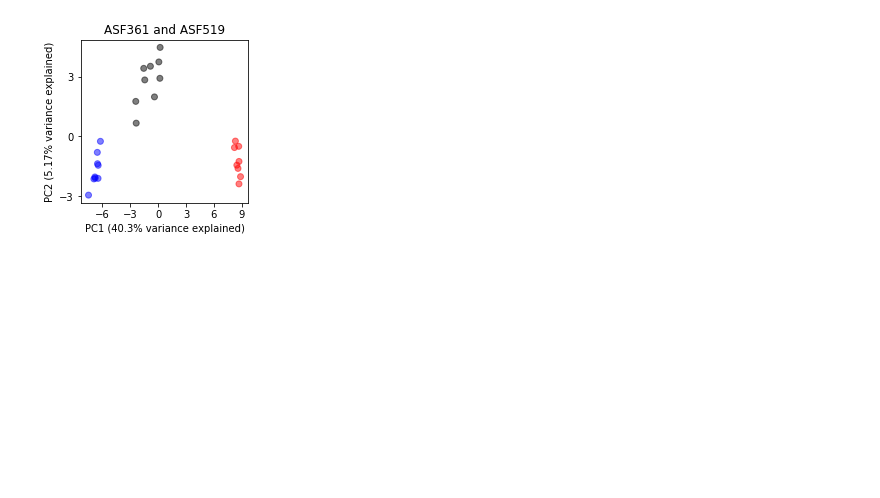
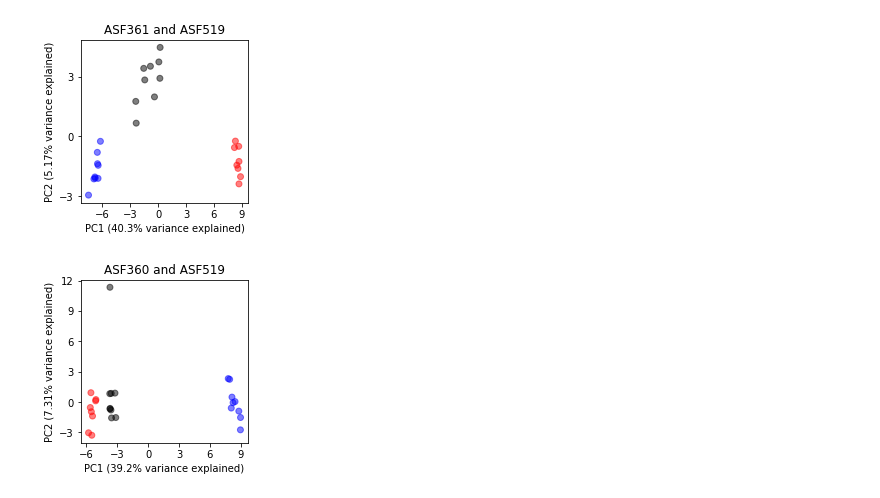
Before and after one commit to gregmedlock/asf_interactions, a Jupyter notebook: bin/metabolomics_PCA.ipynb, the cells around one changed output. Saved outputs shown, nothing was run; the diff lists cells and outputs as text; code cells hidden in the pictures; blank space fills up the shorter version.

```diff
--- a/bin/metabolomics_PCA.ipynb
+++ b/bin/metabolomics_PCA.ipynb
@@ -221,3 +221,16 @@ pc1_loadings,pc2_loadings = coculture_pca_plot(pca_species_1=pca_species_1,pca_s
                   met_names=mets)
 # %% [output]
 [figure]
+# %%
+pca_species_1 = '360'
+pca_species_2 = '519'
+df_for_pca = all_data.loc[all_data['species'] != '0'].copy()
+df_for_pca = df_for_pca.loc[df_for_pca['species'].str.find('502') < 0]
+df_for_pca = df_for_pca.loc[df_for_pca['experiment_id'] != '123B']
+df_for_pca = df_for_pca.loc[df_for_pca['experiment_id'] != '121C']
+filename = '../results/pca_'+pca_species_1+'_'+pca_species_2+'.svg'
+pc1_loadings,pc2_loadings = coculture_pca_plot(pca_species_1=pca_species_1,pca_species_2=pca_species_2,\
+                   pca_dataframe=df_for_pca,filename=filename,\
+                  met_names=mets)
+# %% [output]
+[figure, added]
```
Also changed, not shown: 3 other files.
